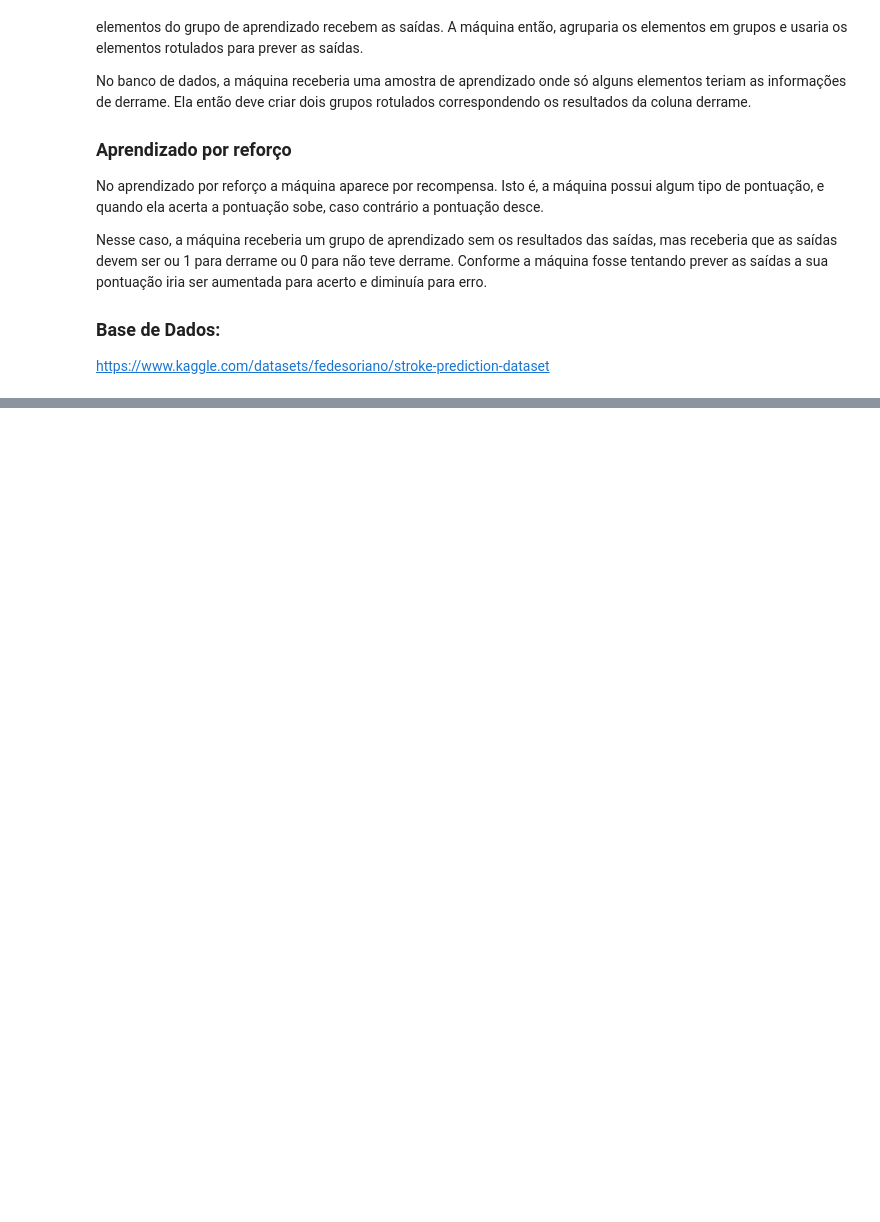
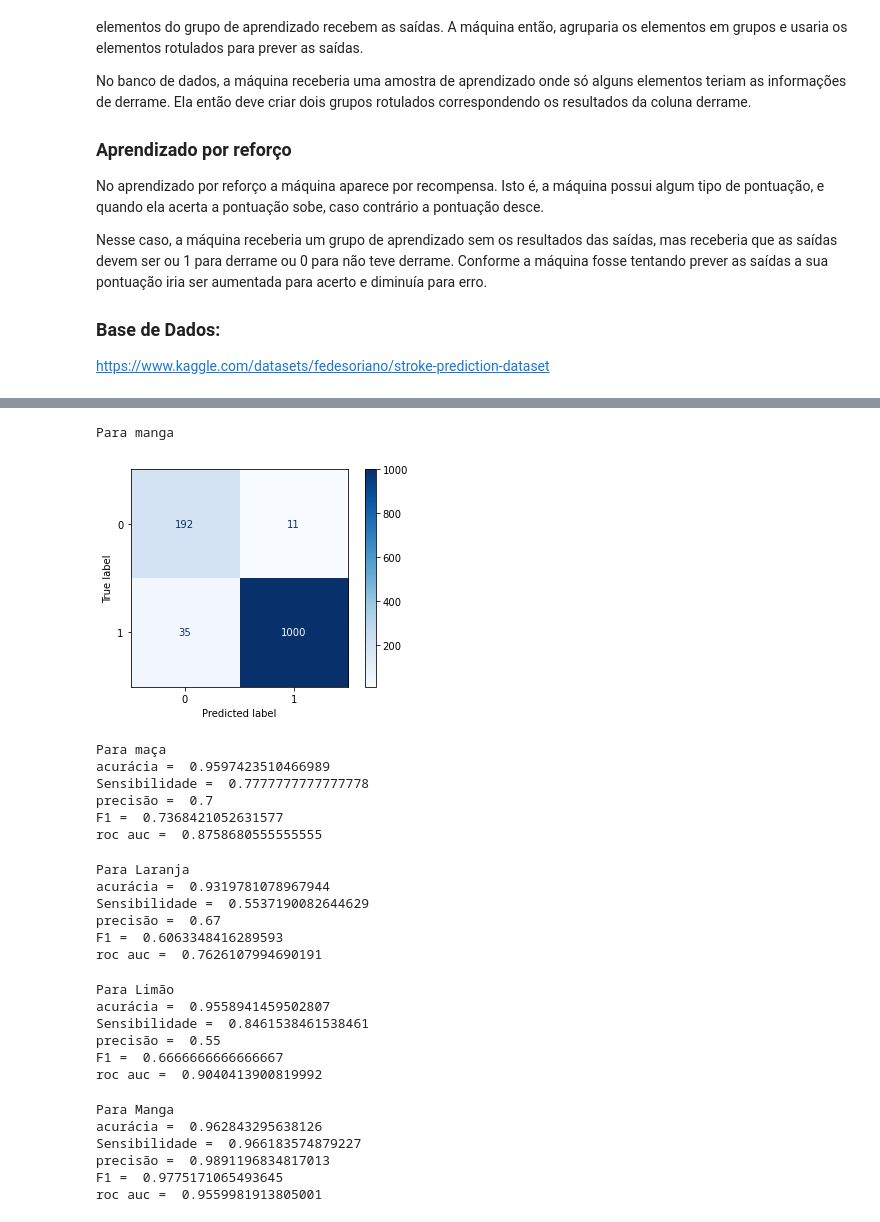
Before and after one commit to Gabriel-Araujo/prova1IA, a Jupyter notebook: Prova.ipynb, the cells around one changed output, grey strips where cells are left out. Saved outputs shown, nothing was run; the diff lists cells and outputs as text; code cells hidden in the pictures; blank space fills up the shorter version.

```diff
--- a/Prova.ipynb
+++ b/Prova.ipynb
@@ -203,0 +419,67 @@ $ \frac{70 + 1122}{70 + 30} = 0,959 $
+# %%
+print("Para manga")
+cs = confusion_matrix(y_manga_true, y_manga_pred)
+disp = ConfusionMatrixDisplay(cs)
+disp.plot(cmap=plt.cm.Blues)
+disp.figure_.set_label("Manga")
+
+plt.show()
+# %% [output]
+Para manga
+[figure, added]
+# %%
+print("Para maça")
+print("acurácia = ", accuracy_score(y_maca_true, y_maca_pred))
+print("Sensibilidade = ", recall_score(y_maca_true, y_maca_pred))
+print("precisão = ", precision_score(y_maca_true, y_maca_pred))
+print("F1 = ", f1_score(y_maca_true, y_maca_pred))
+print("roc auc = ", roc_auc_score(y_maca_true, y_maca_pred))
+# %% [output]
+Para maça
+acurácia =  0.9597423510466989
+Sensibilidade =  0.7777777777777778
+precisão =  0.7
+F1 =  0.7368421052631577
+roc auc =  0.8758680555555555
+# %%
+print("Para Laranja")
+print("acurácia = ", accuracy_score(y_laranja_true, y_laranja_pred))
+print("Sensibilidade = ", recall_score(y_laranja_true, y_laranja_pred))
+print("precisão = ", precision_score(y_laranja_true, y_laranja_pred))
+print("F1 = ", f1_score(y_laranja_true, y_laranja_pred))
+print("roc auc = ", roc_auc_score(y_laranja_true, y_laranja_pred))
+# %% [output]
+Para Laranja
+acurácia =  0.9319781078967944
+Sensibilidade =  0.5537190082644629
+precisão =  0.67
+F1 =  0.6063348416289593
+roc auc =  0.7626107994690191
+# %%
+print("Para Limão")
+print("acurácia = ", accuracy_score(y_limao_true, y_limao_pred))
+print("Sensibilidade = ", recall_score(y_limao_true, y_limao_pred))
+print("precisão = ", precision_score(y_limao_true, y_limao_pred))
+print("F1 = ", f1_score(y_limao_true, y_limao_pred))
+print("roc auc = ", roc_auc_score(y_limao_true, y_limao_pred))
+# %% [output]
+Para Limão
+acurácia =  0.9558941459502807
+Sensibilidade =  0.8461538461538461
+precisão =  0.55
+F1 =  0.6666666666666667
+roc auc =  0.9040413900819992
+# %%
+print("Para Manga")
+print("acurácia = ", accuracy_score(y_manga_true, y_manga_pred))
+print("Sensibilidade = ", recall_score(y_manga_true, y_manga_pred))
+print("precisão = ", precision_score(y_manga_true, y_manga_pred))
+print("F1 = ", f1_score(y_manga_true, y_manga_pred))
+print("roc auc = ", roc_auc_score(y_manga_true, y_manga_pred))
+# %% [output]
+Para Manga
+acurácia =  0.962843295638126
+Sensibilidade =  0.966183574879227
+precisão =  0.9891196834817013
+F1 =  0.9775171065493645
+roc auc =  0.9559981913805001
```
Also changed, not shown: parts of 12 cells of this notebook.
